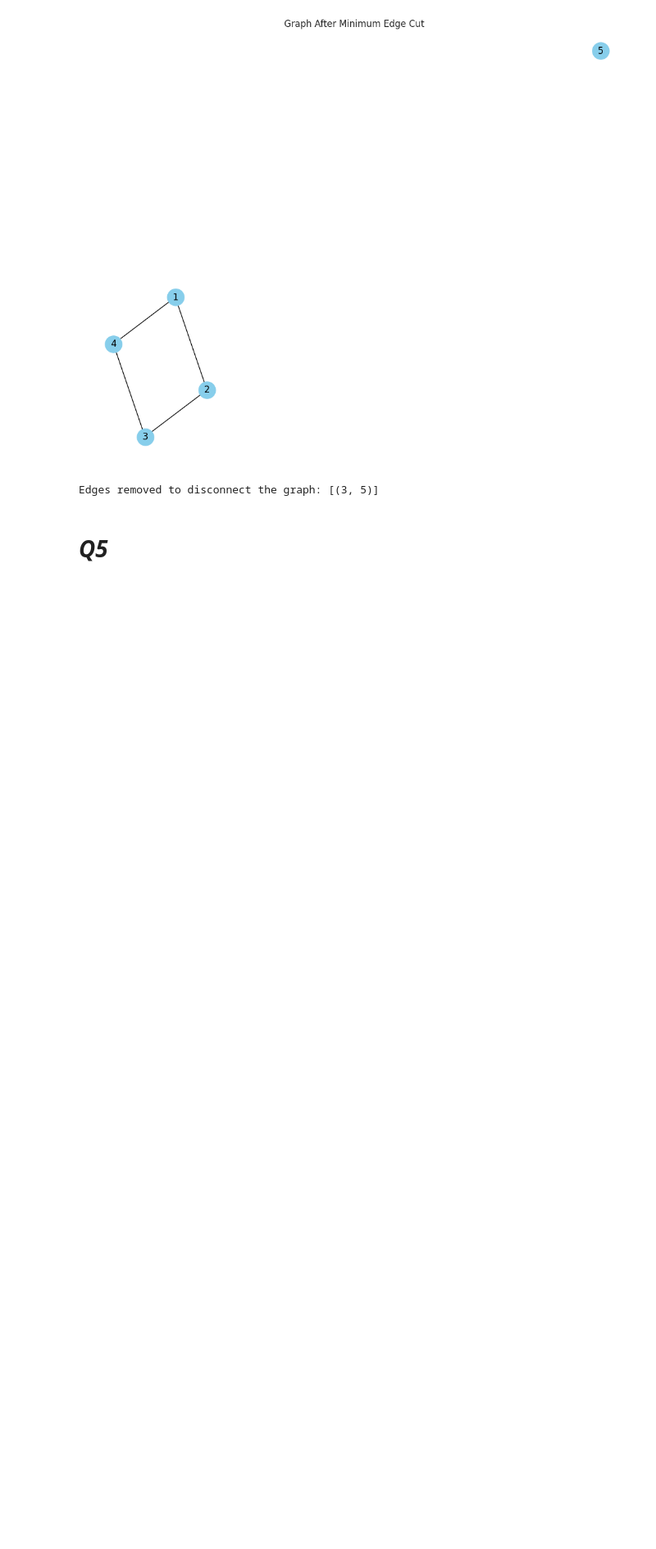
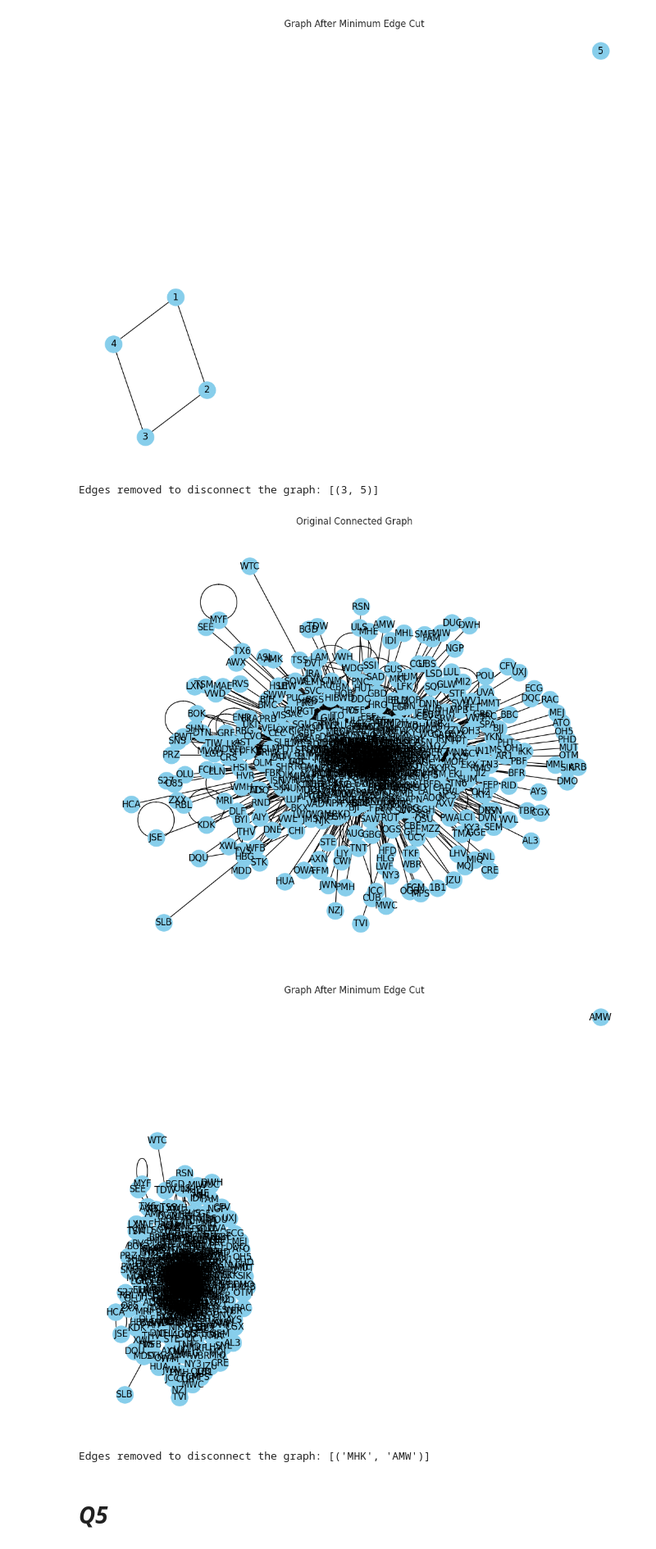
Before and after one commit to khalmatay/ADM-HW5, a Jupyter notebook: main.ipynb, the cells around one changed output. Shown at 82% size. Saved outputs shown, nothing was run; the diff lists cells and outputs as text; code cells hidden in the pictures; blank space fills up the shorter version.

```diff
--- a/main.ipynb
+++ b/main.ipynb
@@ -1028,14 +941,0 @@ visualize_graph(flight_network, "Original Flight Network")
-# %%
-removed_edges, components = disconnect_flight_network(flight_network)
-
-# Visualize the resulting subgraphs
-if len(components) > 1:
-    node_colors = {}
-    for i, component in enumerate(components):
-        for node in component.nodes:
-            node_colors[node] = f'C{i}'
-
-    visualize_graph(flight_network, "Disconnected Flight Network", node_colors)
-
-# Output the removed edges
-print("Edges removed to disconnect the graph:", removed_edges)
@@ -1128,3 +1039,20 @@ Edges removed to disconnect the graph: [(3, 5)]
+# %%
+if __name__ == "__main__":
+
+    visualize_graph(flight_network, "Original Connected Graph")
+
+    # Disconnect the graph using minimum edge cut
+    removed_edges, modified_graph = minimum_edge_cut(flight_network)
+
+    # Visualize the modified graph
+    visualize_graph(modified_graph, "Graph After Minimum Edge Cut")
+
+    # Output the removed edges
+    print("Edges removed to disconnect the graph:", removed_edges)
+# %% [output]
+[figure, added]
+[figure, added]
+Edges removed to disconnect the graph: [('MHK', 'AMW')]
 # %% [markdown]
 # ***Q5***
 # %% [markdown]
```
Also changed, not shown: parts of 8 cells of this notebook, 1 other file.
